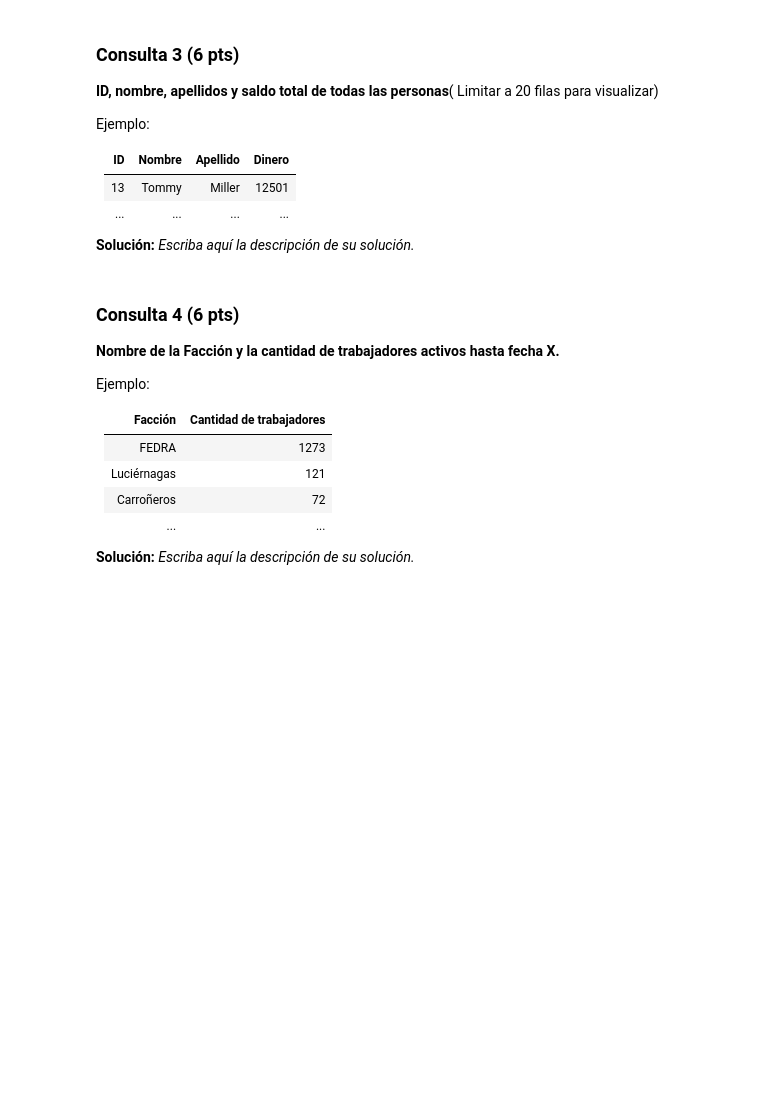
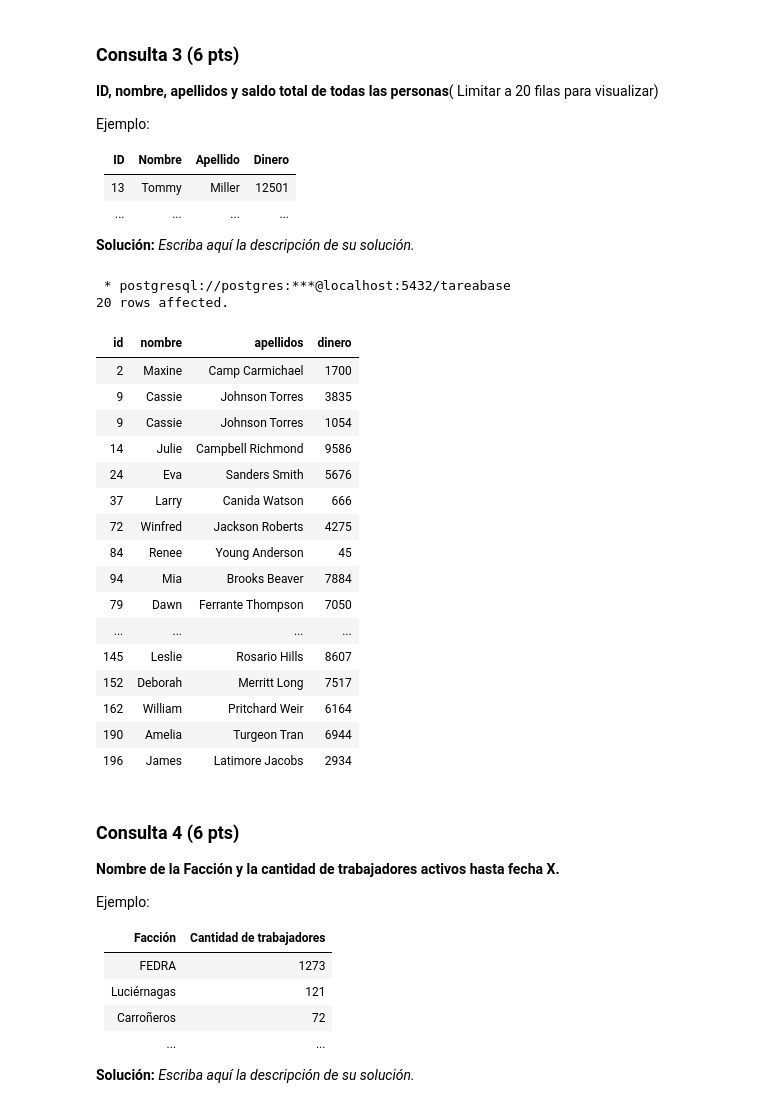
Before and after one commit to blindjamin/Tareas-Bases-de-Datos-Grupo, a Jupyter notebook: Tarea_1_BD_2023_1.ipynb, the cells around one changed output. Cells and saved outputs as stored; diff of their text form; code cells hidden in the pictures; blank space fills up the shorter version.

```diff
--- a/Tarea_1_BD_2023_1.ipynb
+++ b/Tarea_1_BD_2023_1.ipynb
@@ -555,19 +574,41 @@ Ejemplo:
 # %%
 %%sql
 
 
 SELECT
-    id_persona , nombre , apellidos , saldo AS Dinero
+    personas.id , nombre , apellidos , cuentas_bancarias.saldo AS Dinero
 FROM
     personas
 
-INNER JOIN
+LEFT JOIN
     cuentas_bancarias
 
 ON
     cuentas_bancarias.id_persona = personas.id
 
-LIMIT 20;
+WHERE cuentas_bancarias.saldo > 0
+
+LIMIT 20
+# %% [output]
+ * postgresql://postgres:***@localhost:5432/tareabase
+20 rows affected.
+| id | nombre | apellidos | dinero |
+| 2 | Maxine | Camp Carmichael | 1700 |
+| 9 | Cassie | Johnson Torres | 3835 |
+| 9 | Cassie | Johnson Torres | 1054 |
+| 14 | Julie | Campbell Richmond | 9586 |
+| 24 | Eva | Sanders Smith | 5676 |
+| 37 | Larry | Canida Watson | 666 |
+| 72 | Winfred | Jackson Roberts | 4275 |
+| 84 | Renee | Young Anderson | 45 |
+| 94 | Mia | Brooks Beaver | 7884 |
+| 79 | Dawn | Ferrante Thompson | 7050 |
+| ... | ... | ... | ... |
+| 145 | Leslie | Rosario Hills | 8607 |
+| 152 | Deborah | Merritt Long | 7517 |
+| 162 | William | Pritchard Weir | 6164 |
+| 190 | Amelia | Turgeon Tran | 6944 |
+| 196 | James | Latimore Jacobs | 2934 |
 # %% [markdown]
 ### Consulta 4 (6 pts)
 **Nombre de la Facción y la cantidad de trabajadores activos hasta fecha X.**
```
Also changed, not shown: parts of 12 cells of this notebook.
